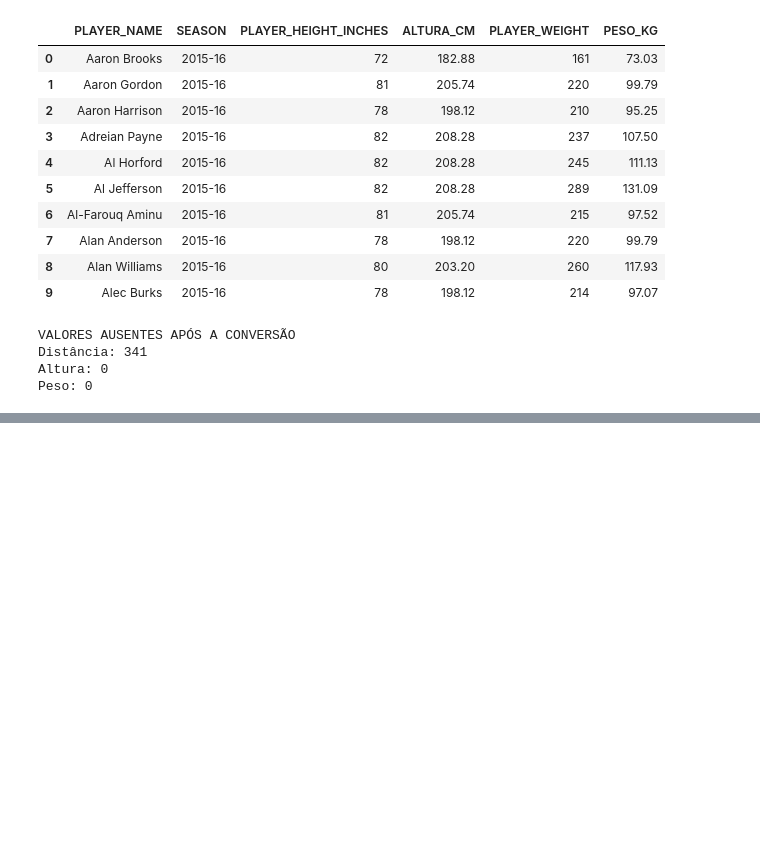
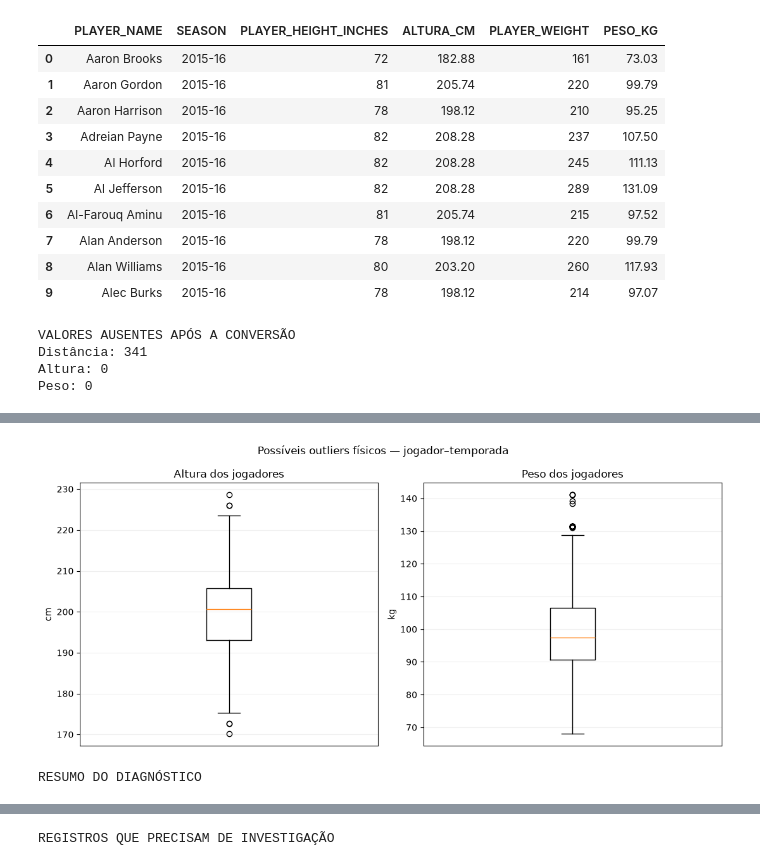
Before and after one commit to Fekouto/ciencias_de_dados_nba, a Jupyter notebook: CP2_limpeza_EDA.ipynb, the cells around one changed output, grey strips where cells are left out. Cells and saved outputs as stored; diff of their text form; code cells hidden in the pictures; blank space fills up the shorter version.

Commit message:
inicio outliers

```diff
--- a/CP2_limpeza_EDA.ipynb
+++ b/CP2_limpeza_EDA.ipynb
@@ -119,0 +124,79 @@ Peso: 0
+# %%
+# Trabalhamos em uma cópia dos perfis
+diagnostico_fisico = df_perfis[
+    ["PLAYER_ID", "PLAYER_NAME", "SEASON", "ALTURA_CM", "PESO_KG"]
+].copy()
+
+resumos_outliers = []
+
+configuracoes = [
+    ("ALTURA_CM", "Altura dos jogadores", "cm"),
+    ("PESO_KG", "Peso dos jogadores", "kg")
+]
+
+figura, eixos = plt.subplots(1, 2, figsize=(11, 5))
+
+for eixo, (coluna, titulo, unidade) in zip(eixos, configuracoes):
+    valores = diagnostico_fisico[coluna]
+
+    # Calcula os quartis e a amplitude interquartil
+    q1 = valores.quantile(0.25)
+    q3 = valores.quantile(0.75)
+    iqr = q3 - q1
+
+    limite_inferior = q1 - 1.5 * iqr
+    limite_superior = q3 + 1.5 * iqr
+
+    # True significa que o registro precisa ser investigado
+    coluna_alerta = f"OUTLIER_{coluna}"
+
+    diagnostico_fisico[coluna_alerta] = (
+        valores.lt(limite_inferior)
+        | valores.gt(limite_superior)
+    )
+
+    resumos_outliers.append({
+        "VARIAVEL": coluna,
+        "Q1": q1,
+        "Q3": q3,
+        "IQR": iqr,
+        "LIMITE_INFERIOR": limite_inferior,
+        "LIMITE_SUPERIOR": limite_superior,
+        "REGISTROS_SINALIZADOS": int(
+            diagnostico_fisico[coluna_alerta].sum()
+        )
+    })
+
+    # Os pontos fora são os candidatos a outlier
+    eixo.boxplot(valores.dropna(), whis=1.5, showfliers=True)
+    eixo.set_title(titulo)
+    eixo.set_ylabel(unidade)
+    eixo.set_xticks([])
+    eixo.grid(axis="y", alpha=0.2)
+
+figura.suptitle("Possíveis outliers físicos — jogador–temporada")
+figura.tight_layout()
+plt.show()
+
+resumo_outliers_fisicos = pd.DataFrame(resumos_outliers)
+
+print("RESUMO DO DIAGNÓSTICO")
+display(resumo_outliers_fisicos.round(3))
+
+# Seleciona registros sinalizados em pelo menos uma das medidas
+perfis_sinalizados = diagnostico_fisico.loc[
+    diagnostico_fisico["OUTLIER_ALTURA_CM"]
+    | diagnostico_fisico["OUTLIER_PESO_KG"]
+].copy()
+
+print("REGISTROS QUE PRECISAM DE INVESTIGAÇÃO")
+
+with pd.option_context("display.max_rows", 50):
+    display(
+        perfis_sinalizados.sort_values(
+            ["PLAYER_NAME", "SEASON"]
+        )
+    )
+# %% [output]
+[figure, added]
+RESUMO DO DIAGNÓSTICO
@@ -119,0 +206 @@ Peso: 0
+REGISTROS QUE PRECISAM DE INVESTIGAÇÃO
```
Also changed, not shown: parts of 29 cells of this notebook.
